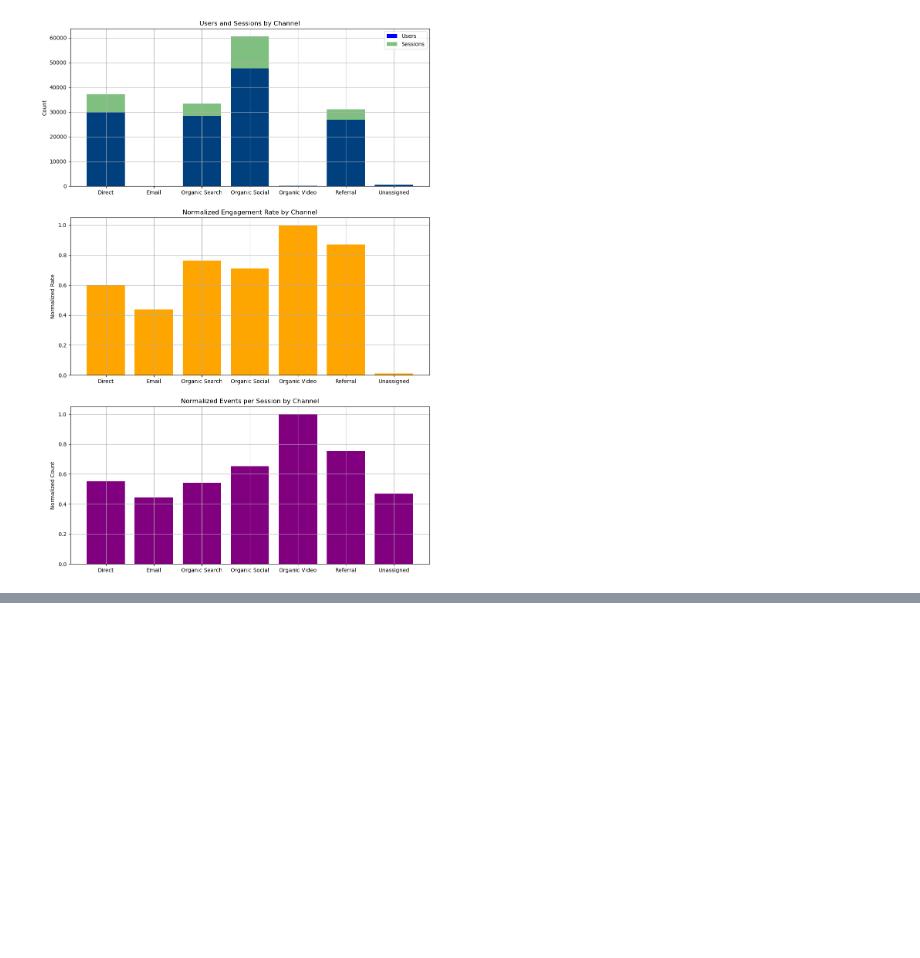
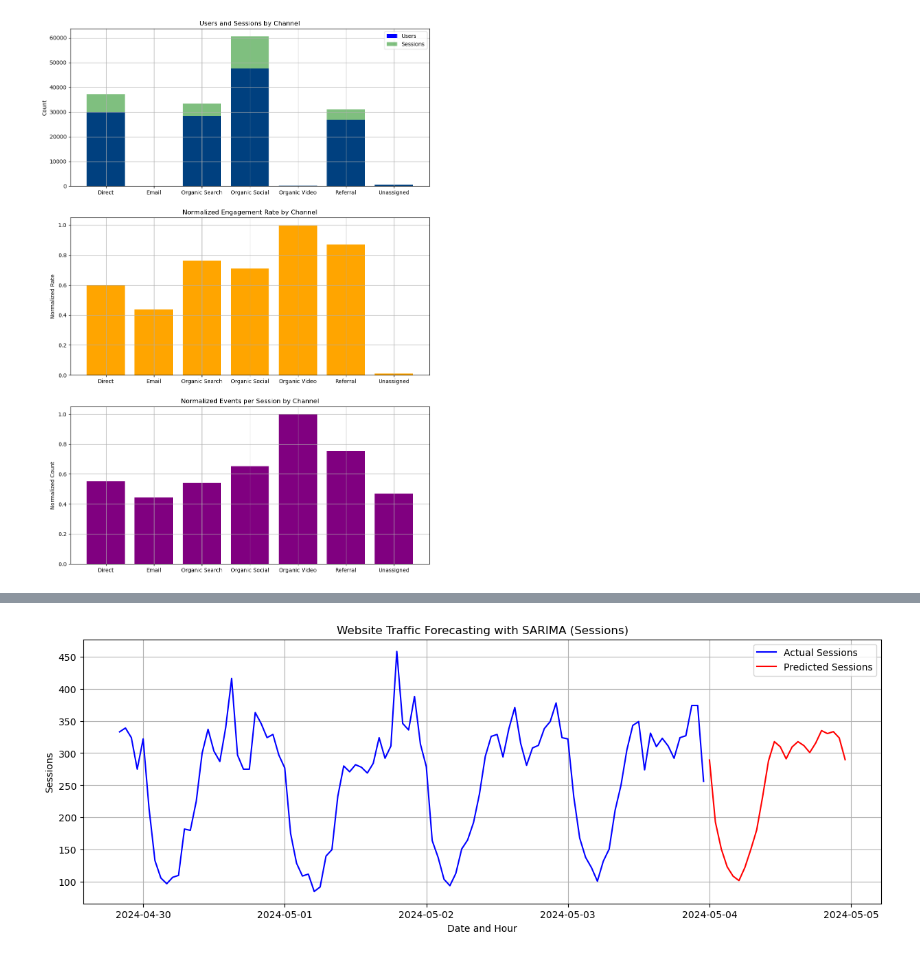
Before and after one commit to divya-manirajan/ExampleDataAnalysis, a Jupyter notebook: Website_Analylsis.ipynb, the cells around one changed output, grey strips where cells are left out. Saved outputs shown, nothing was run; the diff lists cells and outputs as text; code cells hidden in the pictures; blank space fills up the shorter version.

Commit message:
finalized Website Analysis

```diff
--- a/Website_Analylsis.ipynb
+++ b/Website_Analylsis.ipynb
@@ -237,0 +251,9 @@ time_series_data = grouped_data['Sess]
+# %%
+from statsmodels.tsa.statespace.sarimax import SARIMAX
+
+p=1
+d=1
+q=1
+
+model = SARIMAX(time_series_data, order=(p, d, q), seasonal_order=(p, d, q, 24))
+model_fit = model.fit()
@@ -237,0 +289,17 @@ time_series_data = grouped_data['Sess]
+# %%
+predicted_values = model_fit.forecast(steps=24)
+# %%
+plt.figure(figsize=(15, 5))
+
+plt.plot(time_series_data[-100:].index, time_series_data[-100:].values, color='blue', label='Actual Sessions')
+plt.plot(predicted_values, color='red', label='Predicted Sessions')
+
+plt.title('Website Traffic Forecasting with SARIMA (Sessions)')
+plt.xlabel('Date and Hour')
+plt.ylabel('Sessions')
+
+plt.legend()
+plt.grid(True)
+plt.show()
+# %% [output]
+[figure, added]
```
Also changed, not shown: parts of 12 cells of this notebook.
